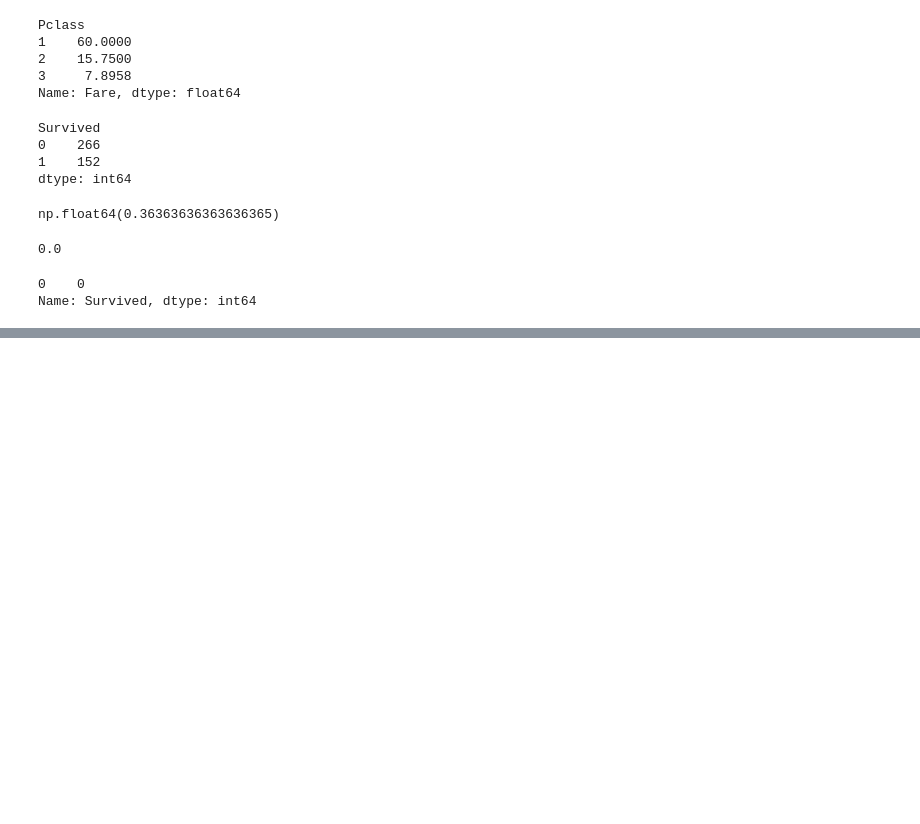
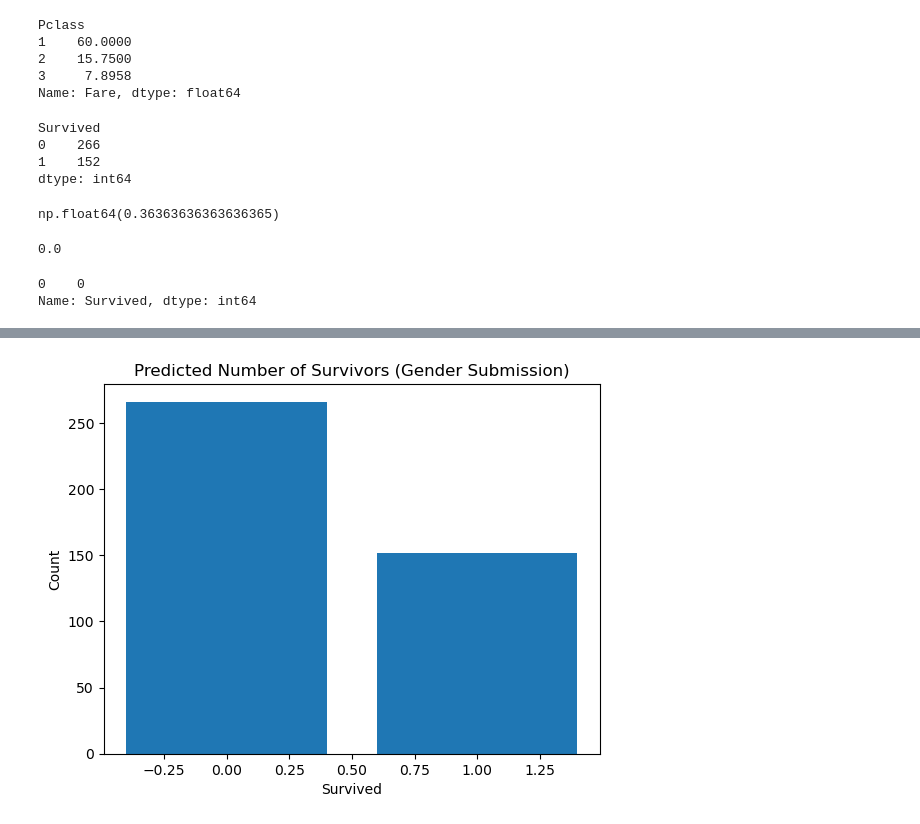
Before and after one commit to faithbitengo5-dot/Titanic_Prediction, a Jupyter notebook: Titanic.ipynb, the cells around one changed output, grey strips where cells are left out. Cells and saved outputs as stored; diff of their text form; code cells hidden in the pictures; blank space fills up the shorter version.

```diff
--- a/Titanic.ipynb
+++ b/Titanic.ipynb
@@ -168,0 +215,8 @@ Name: Survived, dtype: int64
+# %%
+plt.bar(freq_table_gender['Survived'], freq_table_gender['Count'])
+plt.xlabel('Survived')
+plt.ylabel('Count')
+plt.title('Predicted Number of Survivors (Gender Submission)')
+plt.show()
+# %% [output]
+[figure, added]
```
Also changed, not shown: parts of 14 cells of this notebook.
